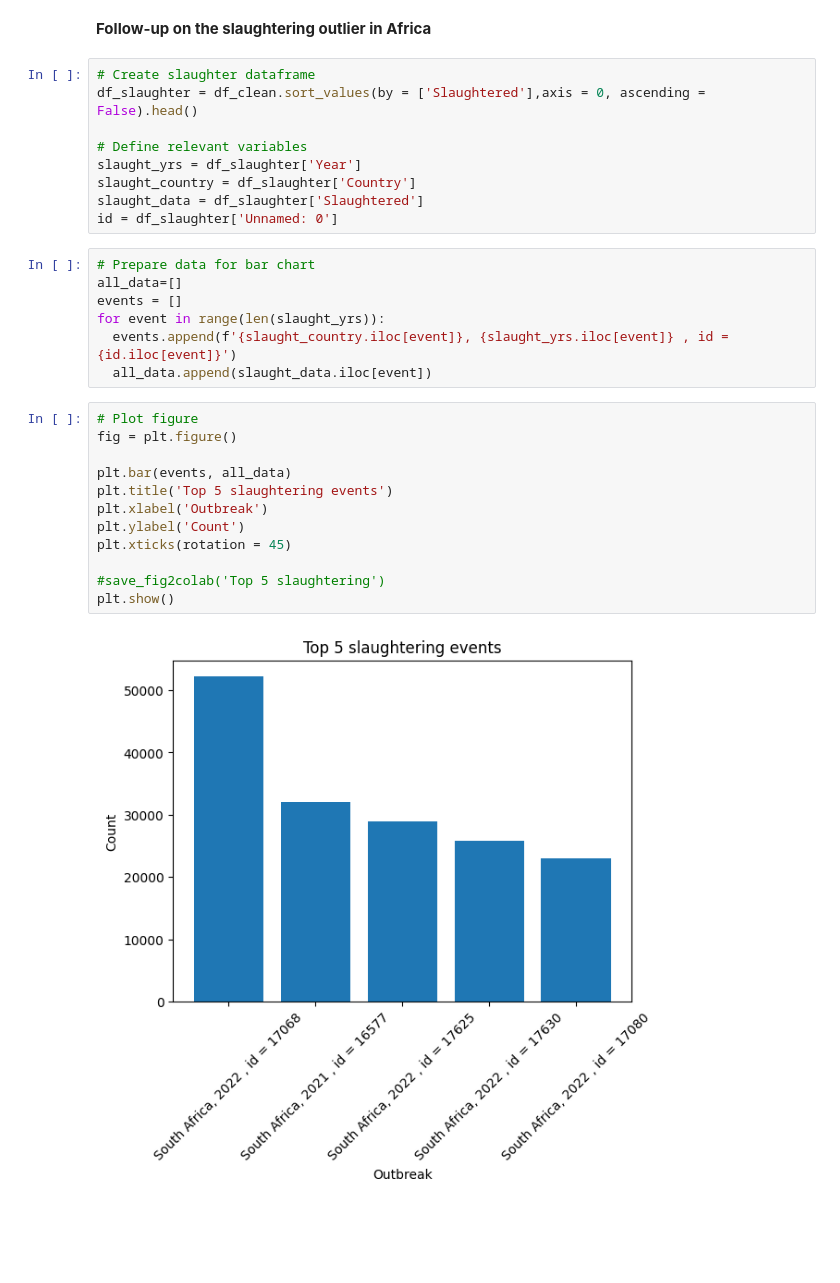
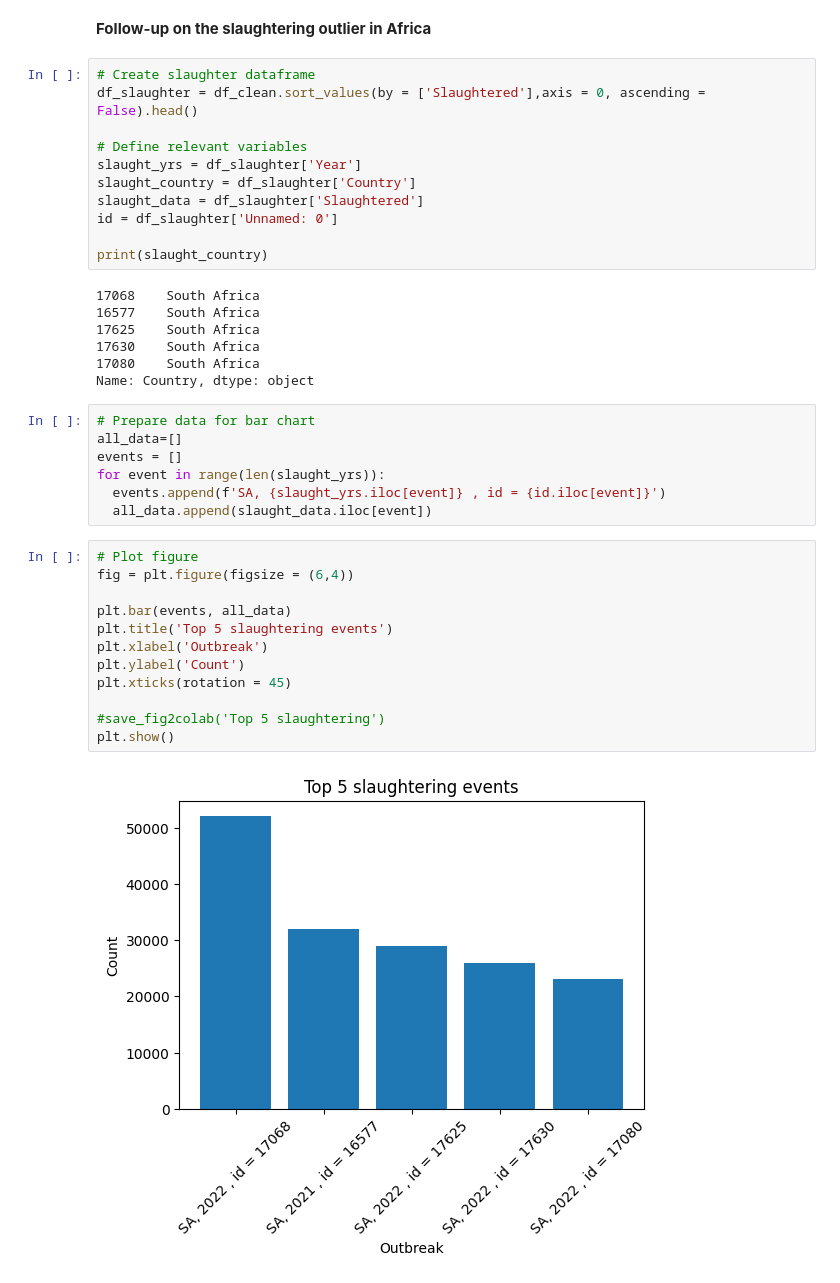
Before and after one commit to columose/WOAH-FMD-dataset, a Jupyter notebook: 2_Visualise_grouped_data.ipynb, the cells around one changed output. Cells and saved outputs as stored; diff of their text form; blank space fills up the shorter version.

```diff
--- a/2_Visualise_grouped_data.ipynb
+++ b/2_Visualise_grouped_data.ipynb
@@ -142,24 +142,33 @@ slaught_yrs = df_slaughter['Year']
 slaught_country = df_slaughter['Country']
 slaught_data = df_slaughter['Slaughtered']
 id = df_slaughter['Unnamed: 0']
+
+print(slaught_country)
+# %% [output]
+17068    South Africa
+16577    South Africa
+17625    South Africa
+17630    South Africa
+17080    South Africa
+Name: Country, dtype: object
 # %%
 # Prepare data for bar chart
 all_data=[]
 events = []
 for event in range(len(slaught_yrs)):
-  events.append(f'{slaught_country.iloc[event]}, {slaught_yrs.iloc[event]} , id = {id.iloc[event]}')
+  events.append(f'SA, {slaught_yrs.iloc[event]} , id = {id.iloc[event]}')
   all_data.append(slaught_data.iloc[event])
 # %%
 # Plot figure
-fig = plt.figure()
+fig = plt.figure(figsize = (6,4))
 
 plt.bar(events, all_data)
 plt.title('Top 5 slaughtering events')
 plt.xlabel('Outbreak')
 plt.ylabel('Count')
 plt.xticks(rotation = 45)
 
 #save_fig2colab('Top 5 slaughtering')
 plt.show()
 # %% [output]
-[figure, old version]
+[figure, new version]
```
Also changed, not shown: parts of 2 cells of this notebook.
